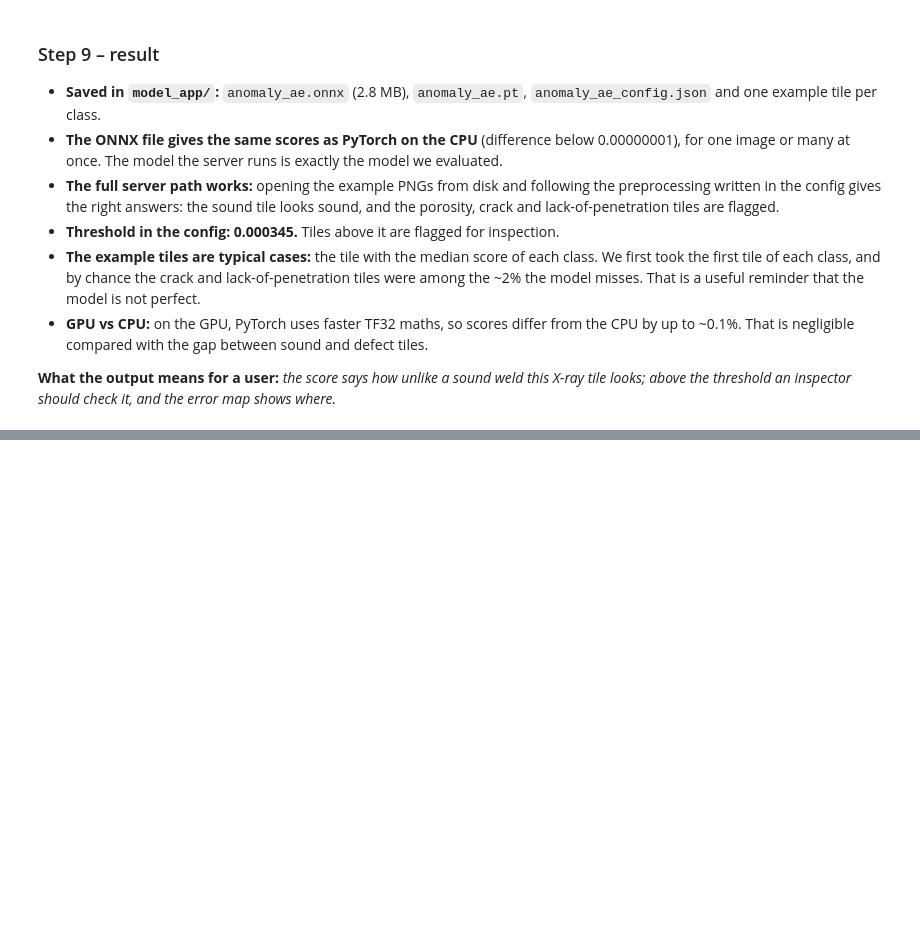
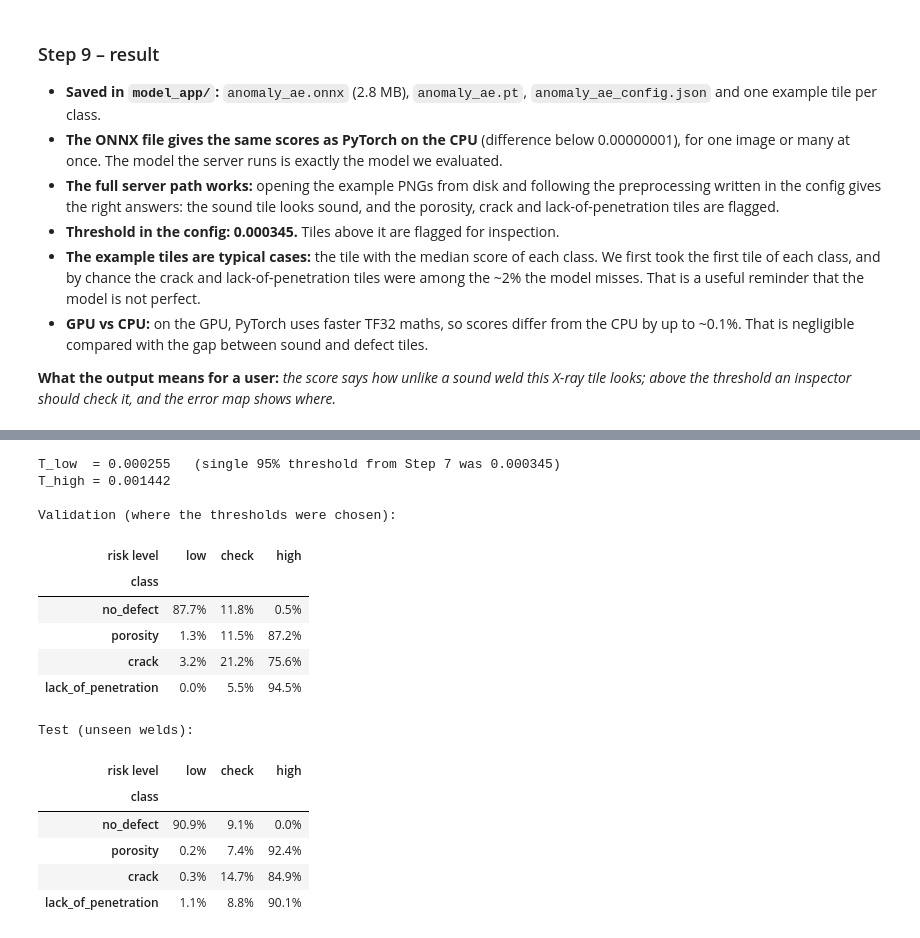
Before and after one commit to TKn0312/hackathon-team1-weld-anomaly, a Jupyter notebook: 01_autoencoder/notebook/autoencoder.ipynb, the cells around one changed output, grey strips where cells are left out. Saved outputs shown, nothing was run; the diff lists cells and outputs as text; code cells hidden in the pictures; blank space fills up the shorter version.

```diff
--- a/01_autoencoder/notebook/autoencoder.ipynb
+++ b/01_autoencoder/notebook/autoencoder.ipynb
@@ -957,0 +994,47 @@ lack_of_penetration  score 0.01036  ->  FLAG for inspection
+# %%
+TARGET_RECALL = 0.98          # share of defects that must score above T_low (chosen on validation)
+SOUND_HIGH_RATE = 0.005       # share of sound tiles allowed into "high"
+
+T_LOW = float(np.quantile(defect_val, 1 - TARGET_RECALL))
+T_HIGH = float(np.quantile(sound_val, 1 - SOUND_HIGH_RATE))
+assert T_LOW < T_HIGH, "the two thresholds overlap"
+RISK_LEVELS = ["low", "check", "high"]
+
+
+def risk_level(scores):
+    return np.where(scores > T_HIGH, "high", np.where(scores > T_LOW, "check", "low"))
+
+
+print(f"T_low  = {T_LOW:.6f}   (single 95% threshold from Step 7 was {THRESHOLD:.6f})")
+print(f"T_high = {T_HIGH:.6f}")
+
+
+def level_table(scores, labels):
+    t = pd.crosstab(pd.Series(labels, name="class"), pd.Series(risk_level(scores), name="risk level"), normalize="index")
+    return t.reindex(index=order, columns=RISK_LEVELS, fill_value=0)
+
+
+val_levels, test_levels = level_table(ev, labels_val), level_table(et, labels_test)
+fmt = lambda t: t.style.format("{:.1%}").background_gradient(cmap="Greens", axis=None)
+print("\nValidation (where the thresholds were chosen):")
+display(fmt(val_levels))
+print("Test (unseen welds):")
+display(fmt(test_levels))
+# %% [output]
+T_low  = 0.000255   (single 95% threshold from Step 7 was 0.000345)
+T_high = 0.001442
+
+Validation (where the thresholds were chosen):
+| risk level | low | check | high |
+| class |  |  |  |
+| no_defect | 87.7% | 11.8% | 0.5% |
+| porosity | 1.3% | 11.5% | 87.2% |
+| crack | 3.2% | 21.2% | 75.6% |
+| lack_of_penetration | 0.0% | 5.5% | 94.5% |
+Test (unseen welds):
+| risk level | low | check | high |
+| class |  |  |  |
+| no_defect | 90.9% | 9.1% | 0.0% |
+| porosity | 0.2% | 7.4% | 92.4% |
+| crack | 0.3% | 14.7% | 84.9% |
+| lack_of_penetration | 1.1% | 8.8% | 90.1% |
```
Also changed, not shown: parts of 9 cells of this notebook.
